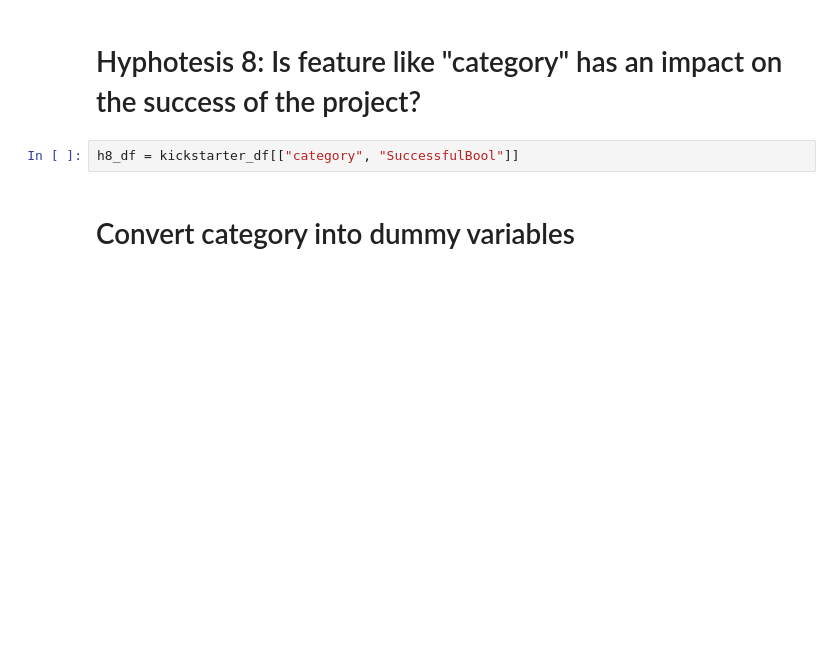
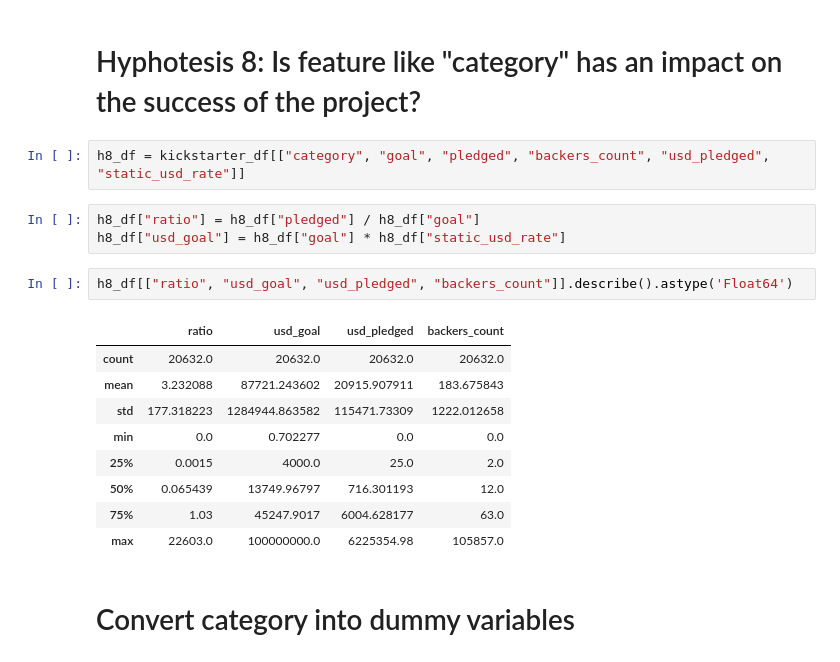
Before and after one commit to avidang/Data_project, a Jupyter notebook: hyphotezis8.ipynb, the cells around one changed output. Saved outputs shown, nothing was run; the diff lists cells and outputs as text; blank space fills up the shorter version.

```diff
--- a/hyphotezis8.ipynb
+++ b/hyphotezis8.ipynb
@@ -154,7 +364,22 @@ Name: count, dtype: int64
 # %% [markdown]
 # Hyphotesis 8: Is feature like "category" has an impact on the success of the project?
 # %%
-h8_df = kickstarter_df[["category", "SuccessfulBool"]]
+h8_df = kickstarter_df[["category", "goal", "pledged", "backers_count", "usd_pledged", "static_usd_rate"]]
+# %%
+h8_df["ratio"] = h8_df["pledged"] / h8_df["goal"]
+h8_df["usd_goal"] = h8_df["goal"] * h8_df["static_usd_rate"]
+# %%
+h8_df[["ratio", "usd_goal", "usd_pledged", "backers_count"]].describe().astype('Float64')
+# %% [output]
+|  | ratio | usd_goal | usd_pledged | backers_count |
+| count | 20632.0 | 20632.0 | 20632.0 | 20632.0 |
+| mean | 3.232088 | 87721.243602 | 20915.907911 | 183.675843 |
+| std | 177.318223 | 1284944.863582 | 115471.73309 | 1222.012658 |
+| min | 0.0 | 0.702277 | 0.0 | 0.0 |
+| 25% | 0.0015 | 4000.0 | 25.0 | 2.0 |
+| 50% | 0.065439 | 13749.96797 | 716.301193 | 12.0 |
+| 75% | 1.03 | 45247.9017 | 6004.628177 | 63.0 |
+| max | 22603.0 | 100000000.0 | 6225354.98 | 105857.0 |
 # %% [markdown]
 # Convert category into dummy variables
 # %%
```
Also changed, not shown: parts of 6 cells of this notebook, 3 other files.
